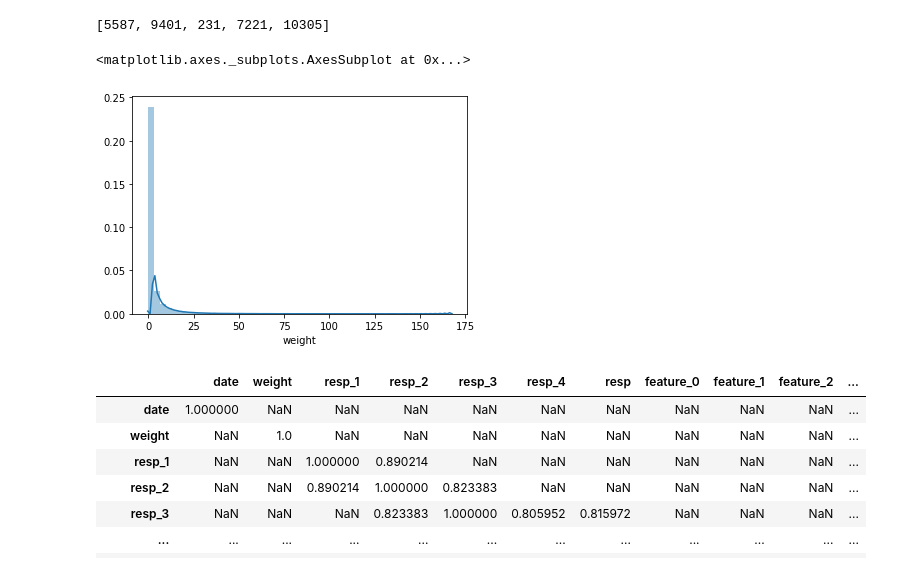
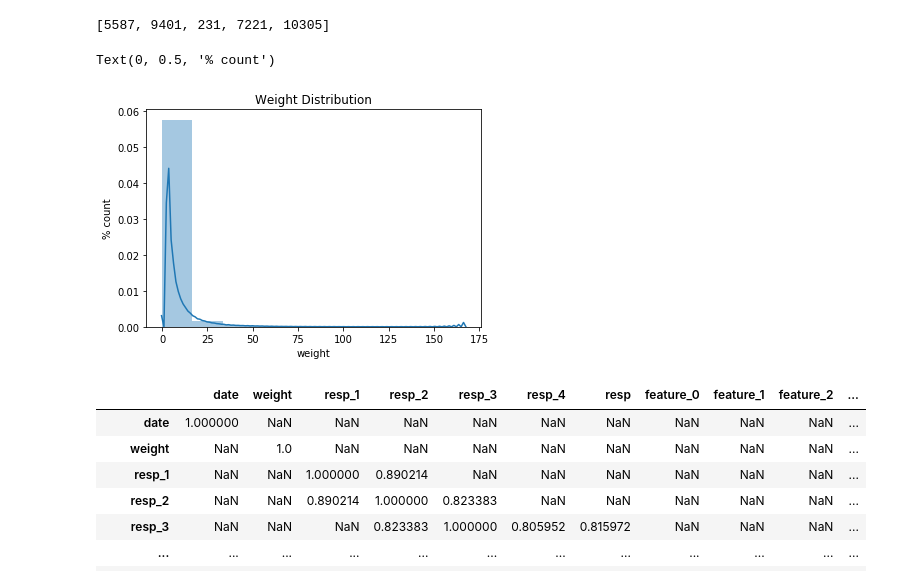
Before and after one commit to rmei97/market_preds, a Jupyter notebook: eda.ipynb, the cells around one changed output. Drawn from its saved outputs; the diff is of its cells as text; code cells hidden in the pictures.

```diff
--- a/eda.ipynb
+++ b/eda.ipynb
@@ -109,10 +109,12 @@ num_entries_by_date[:5]
 # %% [output]
 [5587, 9401, 231, 7221, 10305]
 # %%
-sns.distplot(data['weight'])
+sns.distplot(data['weight'], bins = 10)
+plt.title('Weight Distribution')
+plt.ylabel('% count')
 # %% [output]
-<matplotlib.axes._subplots.AxesSubplot at 0x...>
+Text(0, 0.5, '% count')
-[figure, old version]
+[figure, new version]
 # %%
 corr = data.corr()
 # %%
```
Also changed, not shown: parts of 5 cells of this notebook.
